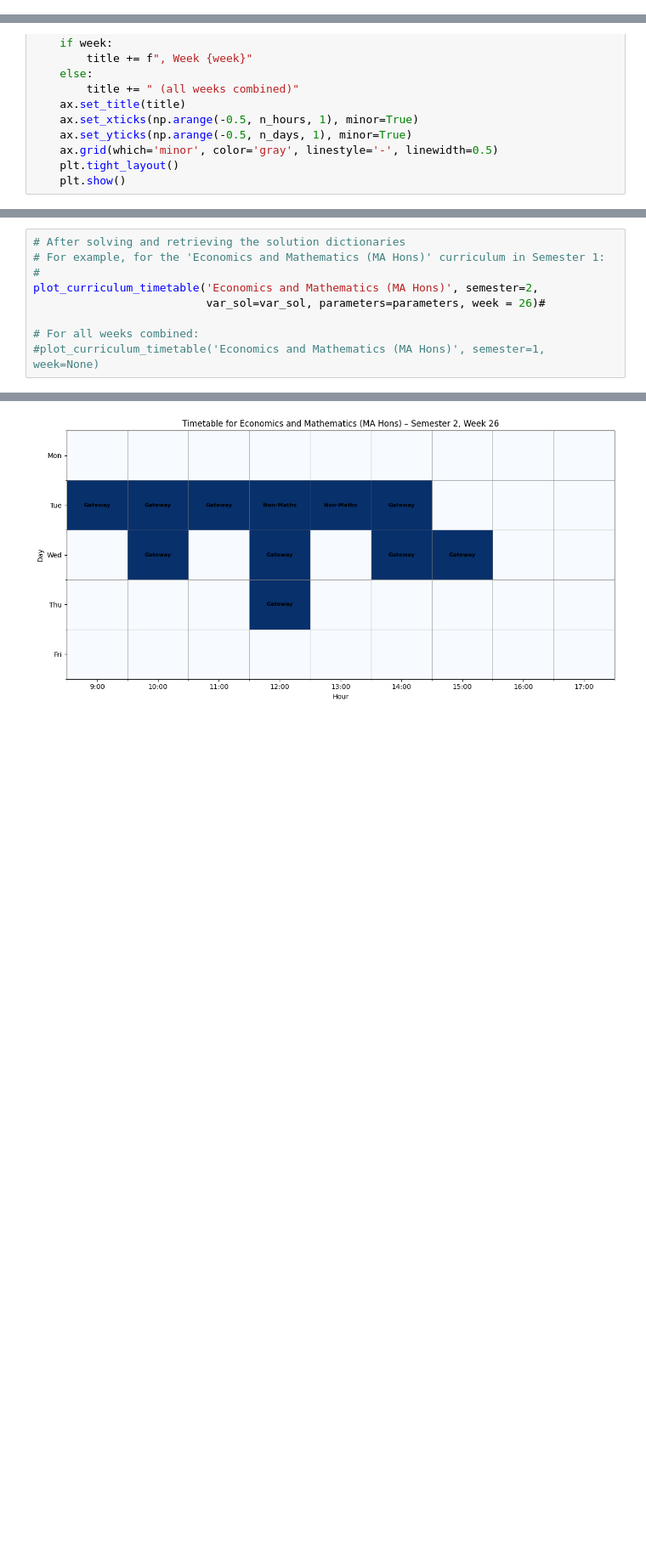
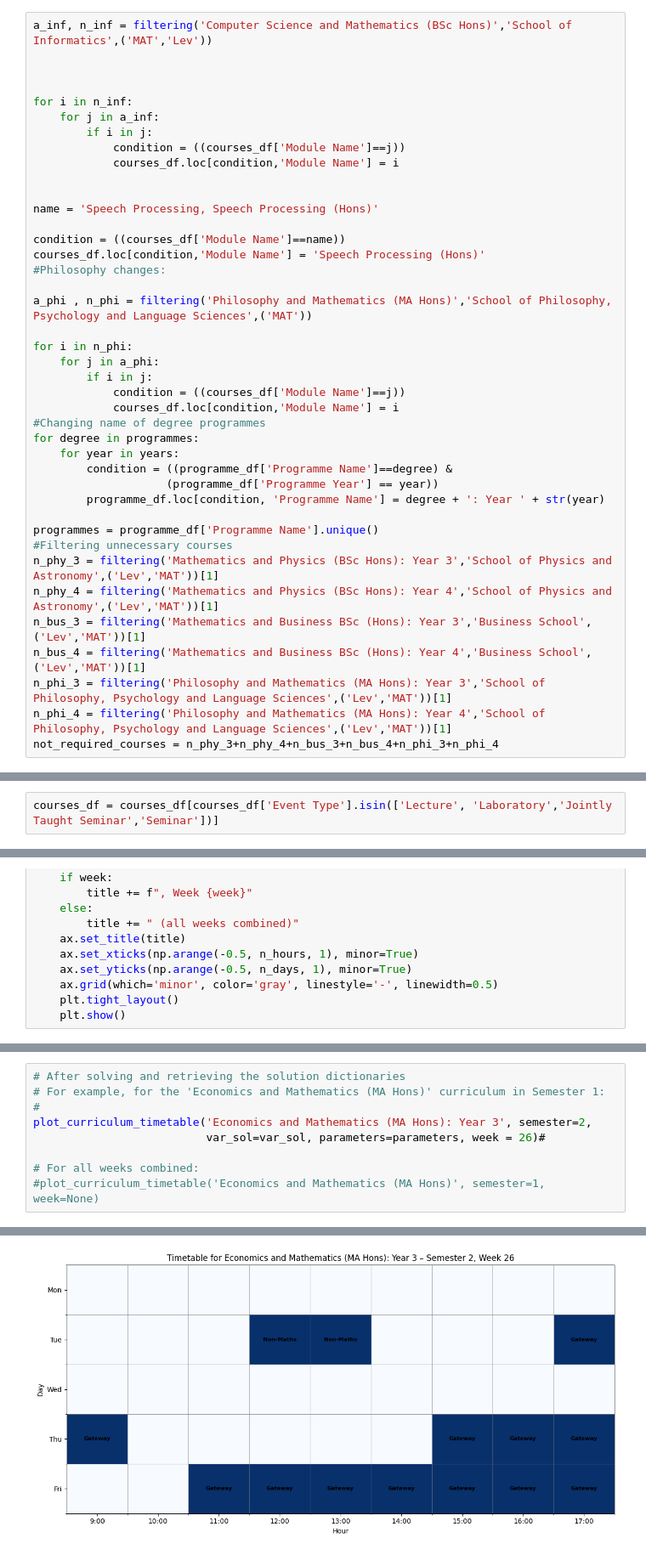
Before and after one commit to sagharrezanavaz/TAOR, a Jupyter notebook: PathwayModelUpdated.ipynb, the cells around one changed output, grey strips where cells are left out. Shown at 85% size. Cells and saved outputs as stored; diff of their text form; blank space fills up the shorter version.

```diff
--- a/PathwayModelUpdated.ipynb
+++ b/PathwayModelUpdated.ipynb
@@ -14,0 +77,41 @@ warnings.filterwarnings("ignore")
+# %%
+a_inf, n_inf = filtering('Computer Science and Mathematics (BSc Hons)','School of Informatics',('MAT','Lev'))
+
+
+
+for i in n_inf:
+    for j in a_inf:
+        if i in j:
+            condition = ((courses_df['Module Name']==j))
+            courses_df.loc[condition,'Module Name'] = i
+
+
+name = 'Speech Processing, Speech Processing (Hons)'
+
+condition = ((courses_df['Module Name']==name))
+courses_df.loc[condition,'Module Name'] = 'Speech Processing (Hons)'
+#Philosophy changes:
+
+a_phi , n_phi = filtering('Philosophy and Mathematics (MA Hons)','School of Philosophy, Psychology and Language Sciences',('MAT'))
+
+for i in n_phi:
+    for j in a_phi:
+        if i in j:
+            condition = ((courses_df['Module Name']==j))
+            courses_df.loc[condition,'Module Name'] = i
+#Changing name of degree programmes
+for degree in programmes:
+    for year in years:
+        condition = ((programme_df['Programme Name']==degree) &
+                    (programme_df['Programme Year'] == year))
+        programme_df.loc[condition, 'Programme Name'] = degree + ': Year ' + str(year)
+
+programmes = programme_df['Programme Name'].unique()
+#Filtering unnecessary courses
+n_phy_3 = filtering('Mathematics and Physics (BSc Hons): Year 3','School of Physics and Astronomy',('Lev','MAT'))[1]
+n_phy_4 = filtering('Mathematics and Physics (BSc Hons): Year 4','School of Physics and Astronomy',('Lev','MAT'))[1]
+n_bus_3 = filtering('Mathematics and Business BSc (Hons): Year 3','Business School',('Lev','MAT'))[1]
+n_bus_4 = filtering('Mathematics and Business BSc (Hons): Year 4','Business School',('Lev','MAT'))[1]
+n_phi_3 = filtering('Philosophy and Mathematics (MA Hons): Year 3','School of Philosophy, Psychology and Language Sciences',('Lev','MAT'))[1]
+n_phi_4 = filtering('Philosophy and Mathematics (MA Hons): Year 4','School of Philosophy, Psychology and Language Sciences',('Lev','MAT'))[1]
+not_required_courses = n_phy_3+n_phy_4+n_bus_3+n_bus_4+n_phi_3+n_phi_4
@@ -15 +165,3 @@ warnings.filterwarnings("ignore")
+# %%
+courses_df = courses_df[courses_df['Event Type'].isin(['Lecture', 'Laboratory','Jointly Taught Seminar','Seminar'])]
 # %%
@@ -1561,7 +1752,7 @@ lin sol: {('G1', 1, 9, 1, 'Economics and Mathematics (MA Hons)'): -0.0, ('G1', 1
 # After solving and retrieving the solution dictionaries
 # For example, for the 'Economics and Mathematics (MA Hons)' curriculum in Semester 1:
 #
-plot_curriculum_timetable('Economics and Mathematics (MA Hons)', semester=2,
+plot_curriculum_timetable('Economics and Mathematics (MA Hons): Year 3', semester=2,
                           var_sol=var_sol, parameters=parameters, week = 26)#
 
 # For all weeks combined:
@@ -1571 +1762 @@ lin sol: {('G1', 1, 9, 1, 'Economics and Mathematics (MA Hons)'): -0.0, ('G1', 1
-[figure, old version]
+[figure, new version]
```
Also changed, not shown: parts of 16 cells of this notebook.
